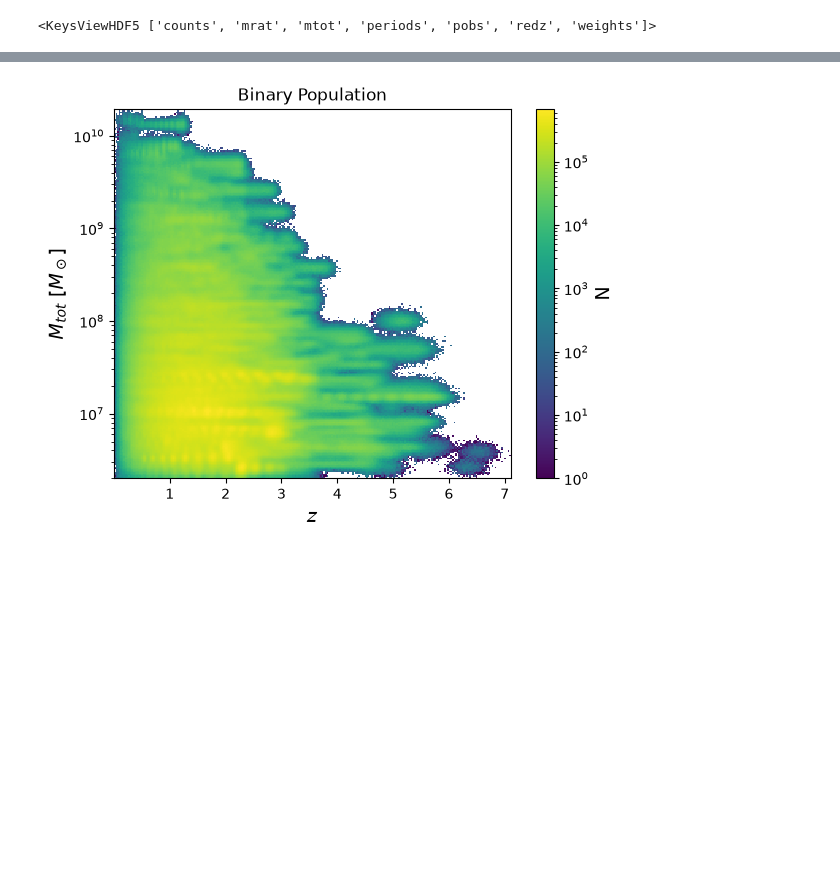
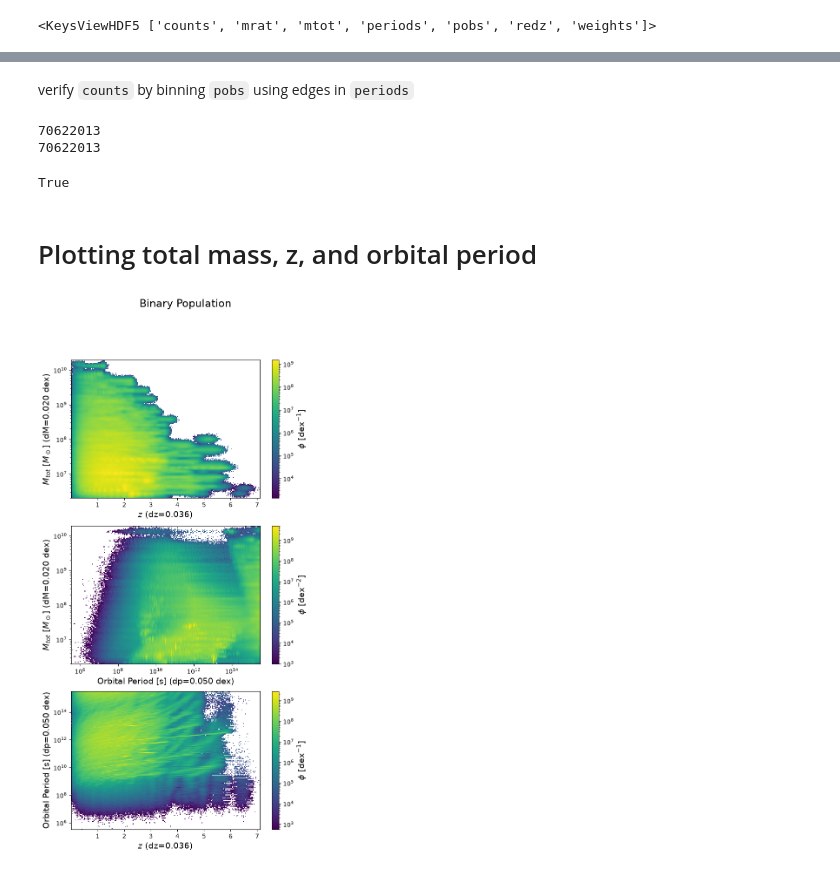
Before and after one commit to jparas-3/smbhb-project, a Jupyter notebook: binary_population/binary_population.ipynb, the cells around one changed output, grey strips where cells are left out. Saved outputs shown, nothing was run; the diff lists cells and outputs as text; code cells hidden in the pictures; blank space fills up the shorter version.

Commit message:
finishing binary population nb

```diff
--- a/binary_population/binary_population.ipynb
+++ b/binary_population/binary_population.ipynb
@@ -7,4 +7,5 @@ import numpy as np
 %matplotlib inline
 # %%
 rcParams['axes.labelsize'] = 14
+rcParams['figure.titlesize'] = 'xx-large'
 # %% [markdown]
@@ -21,5 +59,8 @@ lensing signal duration > 50 d
 # %%
+counts = f['counts'][:]
 mrat = f['mrat'][:]
 mtot = f['mtot'][:] / (1.989e33) # convert g to M_sun
+periods = f['periods'][:]
+pobs = f['pobs'][:]
 redz = f['redz'][:]
 weights = f['weights'][:]
@@ -49,24 +67,11 @@ plt.show()
-# %%
-bins = 250
-mass_bins = np.logspace(
-    np.log10(mtot.min()),
-    np.log10(mtot.max()),
-    bins
-)
-
-h = plt.hist2d(
-    redz,
-    mtot,
-    bins=[bins, mass_bins],
-    weights=weights,
-    norm=LogNorm()
-)
-
-plt.yscale('log')
-plt.colorbar(label='N')
-plt.xlabel(r'$z$')
-plt.ylabel(r'$M_{tot}$ $[M_\odot$]')
-plt.title('Binary Population')
-plt.show()
-# %% [output]
-[figure, removed]
+# %% [markdown]
+verify `counts` by binning `pobs` using edges in `periods`
+# %%
+hist, *_ = np.histogram(pobs, bins=np.flip(periods))  # has to be monotonically increasing bins
+print(np.sum(hist))
+print(np.sum(counts))
+np.array_equal(np.flip(hist), counts)
+# %% [output]
+70622013
+70622013
+True
@@ -72,0 +124,22 @@ plt.show()
+# %% [markdown]
+# Plotting total mass, z, and orbital period
+# %%
+fig, ax = plt.subplots(3, 1, figsize=(7,14))
+
+fig.suptitle('Binary Population')
+
+dz, dM = make_hist(fig, ax[0], redz, mtot, ylogscale=True, clabel=r'$\phi$ [dex$^{-1}$]')
+ax[0].set_xlabel(rf'$z$ ({dz=:.3f})')
+ax[0].set_ylabel(rf'$M_{{tot}}$ $[M_\odot$] ({dM=:.3f} dex)')
+
+dp, _ = make_hist(fig, ax[1], pobs, mtot, xlogscale=True, ylogscale=True, clabel=r'$\phi$ [dex$^{-2}$]')
+ax[1].set_xlabel(rf'Orbital Period [s] ({dp=:.3f} dex)')
+ax[1].set_ylabel(rf'$M_{{tot}}$ $[M_\odot$] ({dM=:.3f} dex)')
+
+_ = make_hist(fig, ax[2], redz, pobs, ylogscale=True, clabel=r'$\phi$ [dex$^{-1}$]')
+ax[2].set_xlabel(rf'$z$ ({dz=:.3f})')
+ax[2].set_ylabel(rf'Orbital Period [s] ({dp=:.3f} dex)')
+
+plt.show()
+# %% [output]
+[figure, added]
```
Also changed, not shown: parts of 5 cells of this notebook.
